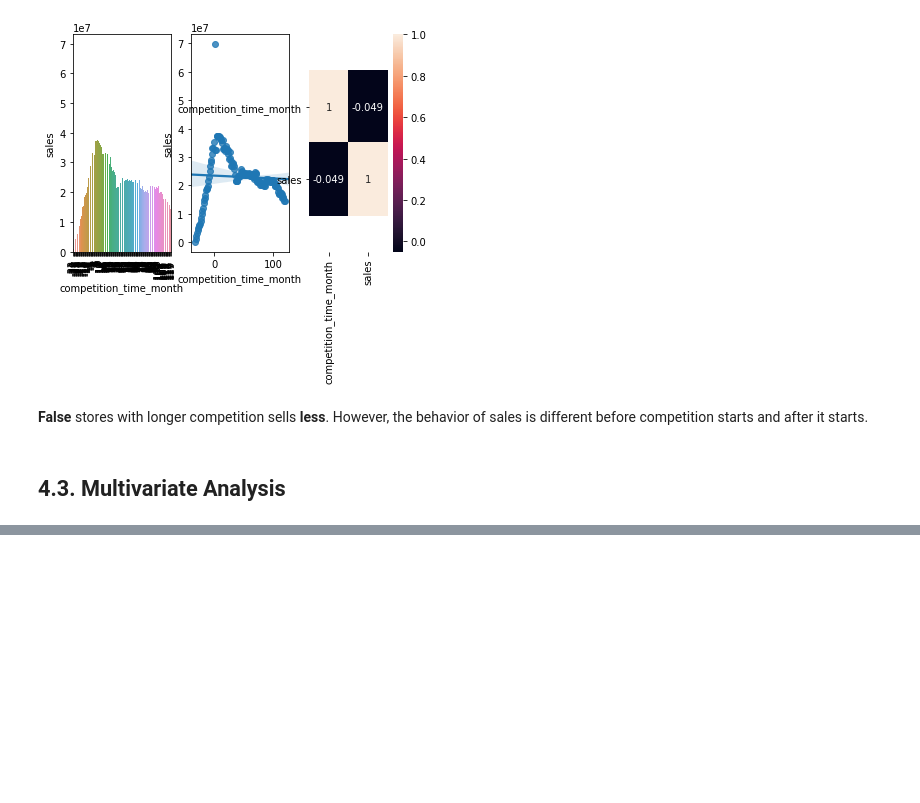
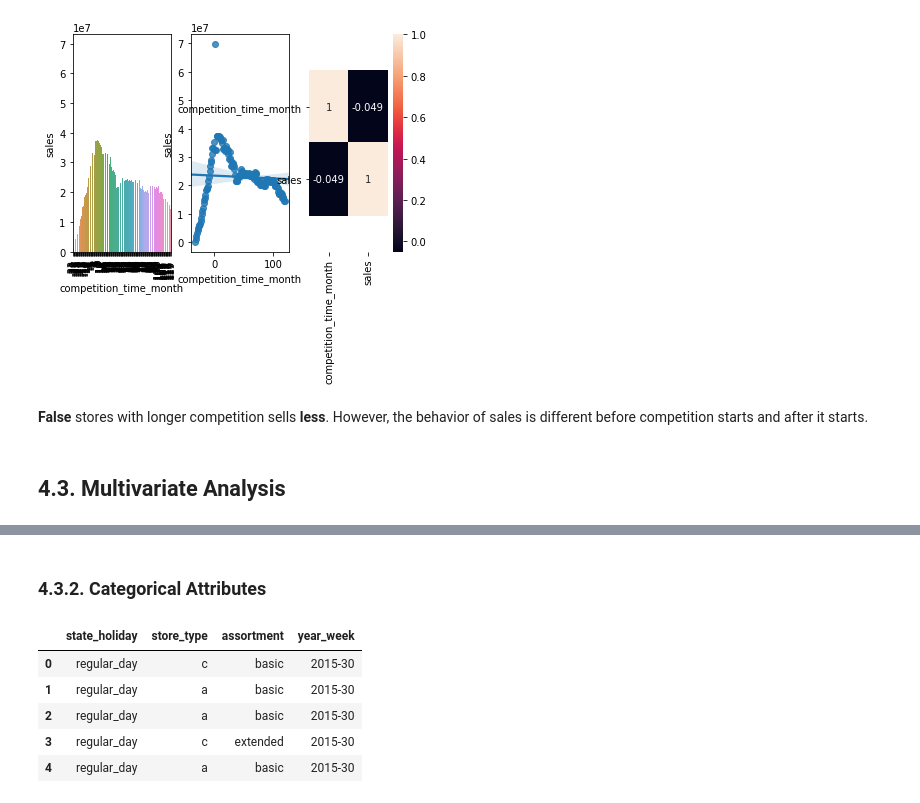
Before and after one commit to pedropscf/1-Rossman-Sales-Prediction, a Jupyter notebook: m04_vid01_store_sales_prediction.ipynb, the cells around one changed output, grey strips where cells are left out. Saved outputs shown, nothing was run; the diff lists cells and outputs as text; code cells hidden in the pictures; blank space fills up the shorter version.

```diff
--- a/m04_vid01_store_sales_prediction.ipynb
+++ b/m04_vid01_store_sales_prediction.ipynb
@@ -666,0 +689,14 @@ x.set_ylim(bottom+0.5, top-0.5);
+# %% [markdown]
+### 4.3.2. Categorical Attributes
+# %%
+from scipy import stats
+
+categorical = df4.select_dtypes(include='object')
+categorical.head()
+# %% [output]
+|  | state_holiday | store_type | assortment | year_week |
+| 0 | regular_day | c | basic | 2015-30 |
+| 1 | regular_day | a | basic | 2015-30 |
+| 2 | regular_day | a | basic | 2015-30 |
+| 3 | regular_day | c | extended | 2015-30 |
+| 4 | regular_day | a | basic | 2015-30 |
```
Also changed, not shown: parts of 14 cells of this notebook.
